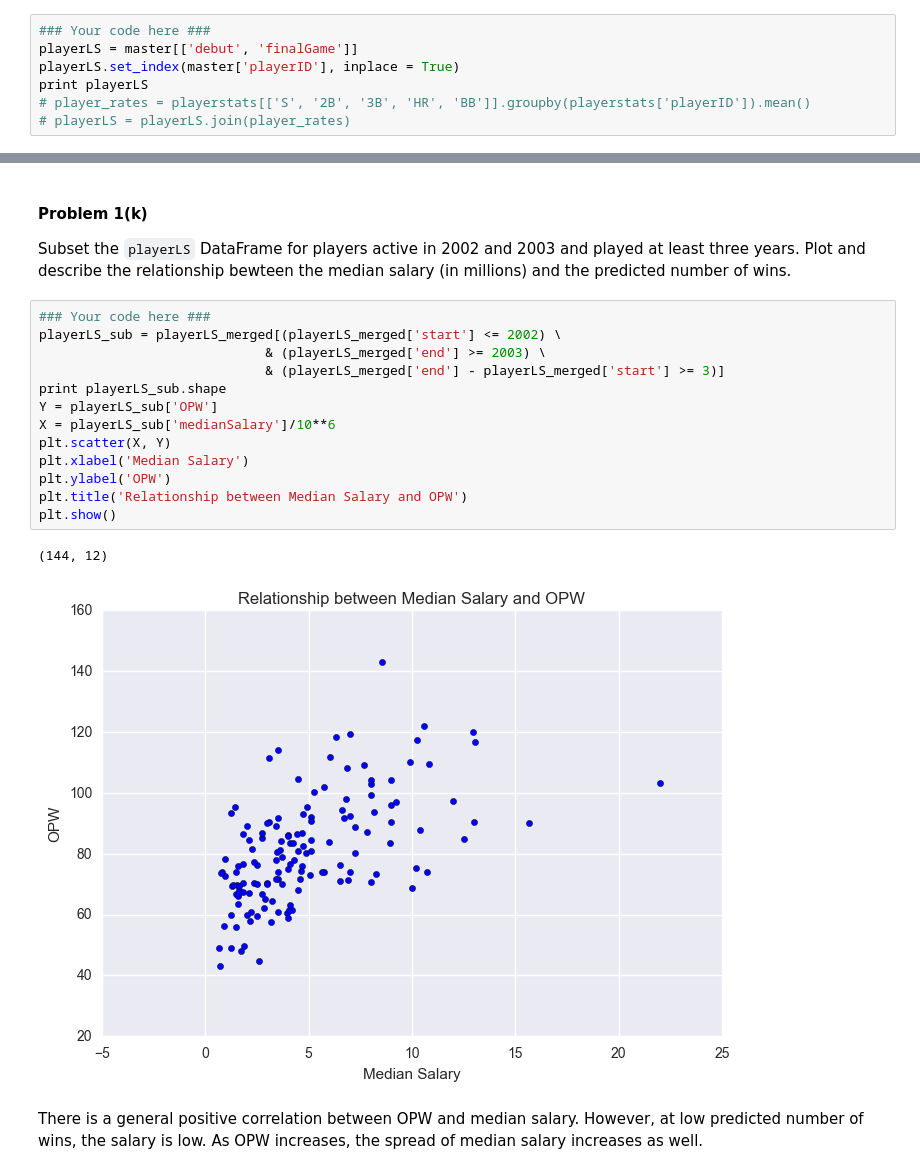
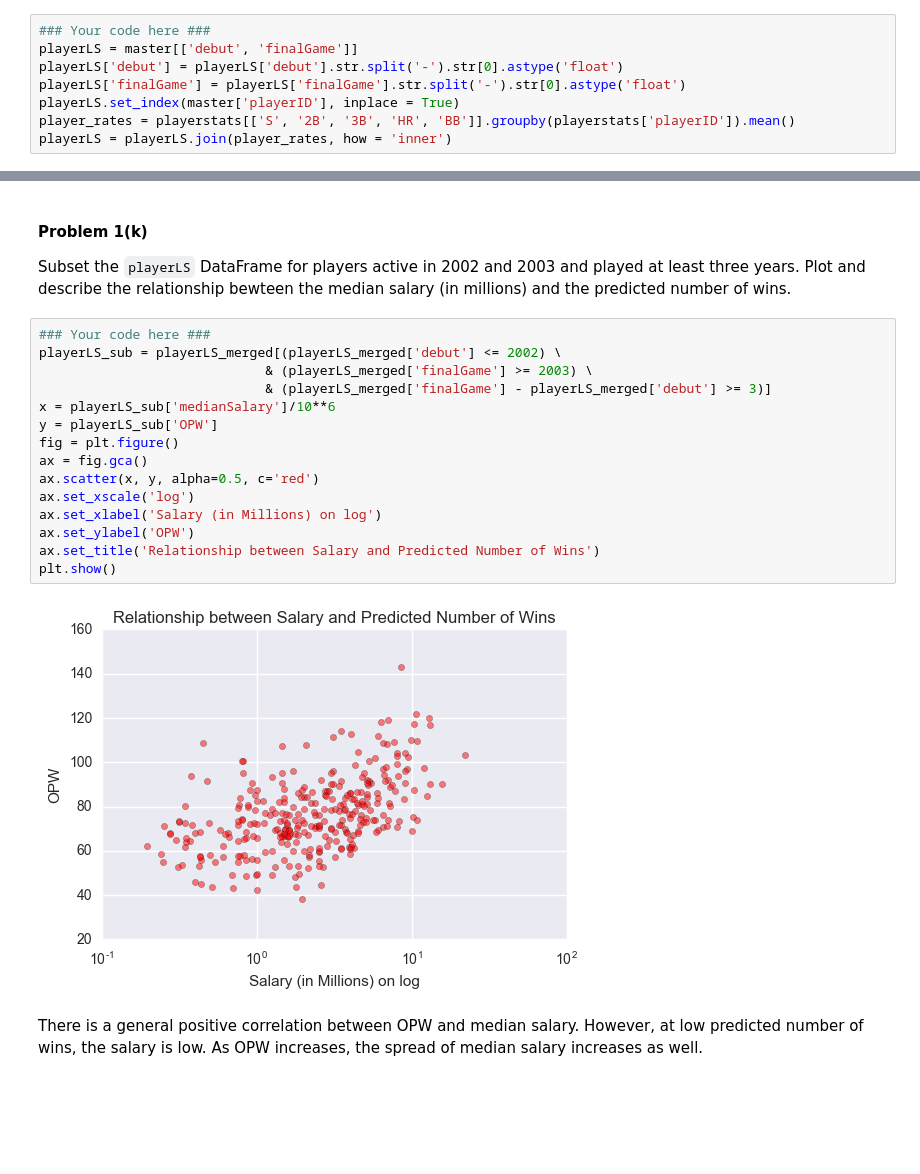
Before and after one commit to jacqzwy/2014, a Jupyter notebook: homework/HW3.ipynb, the cells around one changed output, grey strips where cells are left out. Saved outputs shown, nothing was run; the diff lists cells and outputs as text; blank space fills up the shorter version.

```diff
--- a/homework/HW3.ipynb
+++ b/homework/HW3.ipynb
@@ -248,8 +248,9 @@ Using the `playerstats` DataFrame created in Problem 1(g), create a new DataFram
 # %%
 ### Your code here ###
 playerLS = master[['debut', 'finalGame']]
+playerLS['debut'] = playerLS['debut'].str.split('-').str[0].astype('float')
+playerLS['finalGame'] = playerLS['finalGame'].str.split('-').str[0].astype('float')
 playerLS.set_index(master['playerID'], inplace = True)
-print playerLS
-# player_rates = playerstats[['S', '2B', '3B', 'HR', 'BB']].groupby(playerstats['playerID']).mean()
-# playerLS = playerLS.join(player_rates)
+player_rates = playerstats[['S', '2B', '3B', 'HR', 'BB']].groupby(playerstats['playerID']).mean()
+playerLS = playerLS.join(player_rates, how = 'inner')
 # %% [output]
@@ -324,20 +322,21 @@ print playerLS_merged.shape
 Subset the `playerLS` DataFrame for players active in 2002 and 2003 and played at least three years. Plot and describe the relationship bewteen the median salary (in millions) and the predicted number of wins.
 # %%
 ### Your code here ###
-playerLS_sub = playerLS_merged[(playerLS_merged['start'] <= 2002) \
-                             & (playerLS_merged['end'] >= 2003) \
-                             & (playerLS_merged['end'] - playerLS_merged['start'] >= 3)]
-print playerLS_sub.shape
-Y = playerLS_sub['OPW']
-X = playerLS_sub['medianSalary']/10**6
-plt.scatter(X, Y)
-plt.xlabel('Median Salary')
-plt.ylabel('OPW')
-plt.title('Relationship between Median Salary and OPW')
+playerLS_sub = playerLS_merged[(playerLS_merged['debut'] <= 2002) \
+                             & (playerLS_merged['finalGame'] >= 2003) \
+                             & (playerLS_merged['finalGame'] - playerLS_merged['debut'] >= 3)]
+x = playerLS_sub['medianSalary']/10**6
+y = playerLS_sub['OPW']
+fig = plt.figure()
+ax = fig.gca()
+ax.scatter(x, y, alpha=0.5, c='red')
+ax.set_xscale('log')
+ax.set_xlabel('Salary (in Millions) on log')
+ax.set_ylabel('OPW')
+ax.set_title('Relationship between Salary and Predicted Number of Wins')
 plt.show()
 # %% [output]
-(144, 12)
-[figure, old version]
+[figure, new version]
 # %% [markdown]
 There is a general positive correlation between OPW and median salary. However, at low predicted number of wins, the salary is low. As OPW increases, the spread of median salary increases as well.
 # %% [markdown]
```
Also changed, not shown: parts of 7 cells of this notebook, 1 other file.
